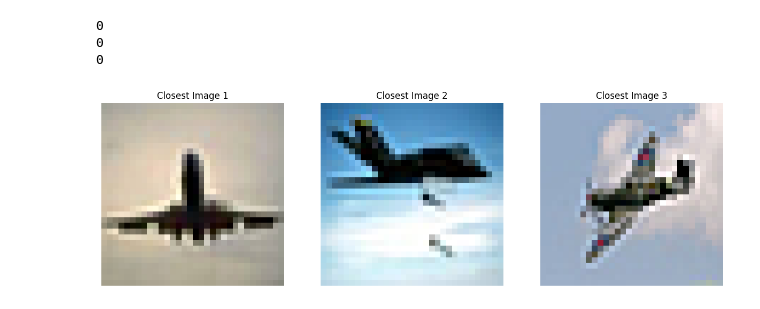
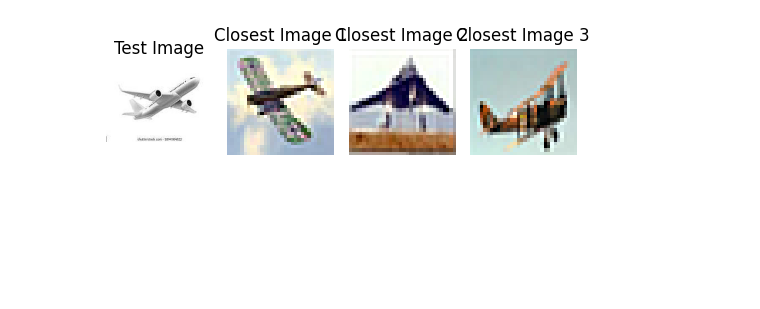
Before and after one commit to gjyotin305/CSL2050_CourseProject, a Jupyter notebook: Experiments/resnet50-imageretrieval.ipynb, the cells around one changed output. Drawn from its saved outputs; the diff is of its cells as text; code cells hidden in the pictures; blank space fills up the shorter version.

```diff
--- a/Experiments/resnet50-imageretrieval.ipynb
+++ b/Experiments/resnet50-imageretrieval.ipynb
@@ -127,3 +108,0 @@ torch.Size([10000, 10])
-# %%
-features  = features_tensor
-features_test = features_tensor_test
@@ -269,20 +109,34 @@ plt.show()
 # %%
-import cv2  # Assuming you are using OpenCV for image loading
-from PIL import Image, ImageFilter
+def retrieve(image,feature_path,k):
 
-fig, axes = plt.subplots(1, len(closest_indices), figsize=(15, 5))
+    test_label,z,features,class_images_dict,train_x = predict(feature_path,image)
+    class_indices = class_images_dict[test_label.item()]
+    class_features = [(features[idx], idx) for idx in class_indices]
+    test_features = z.cpu().detach().numpy()
+    distances = euclidean_distances(test_features, [f[0].cpu() for f in class_features])
+    sorted_indices = np.argsort(distances.flatten())[:k]
+    closest_indices = [class_features[idx][1] for idx in sorted_indices]
 
-for i, idx in enumerate(closest_indices):
-    closest_image =  Image.fromarray(train_x[idx])
-    closest_image = closest_image.filter(ImageFilter.SHARPEN)
-    print(train_y[idx])
-    axes[i].imshow(closest_image)
-    axes[i].set_title(f"Closest Image {i+1}")
-    axes[i].axis('off')  # Turn off axis
+    sharpened_test_image = image.filter(ImageFilter.SHARPEN)
 
-plt.show()
+    fig, axes = plt.subplots(1, len(closest_indices) + 1, figsize=(5, 5))
+
+    axes[0].imshow(sharpened_test_image)
+    axes[0].set_title('Test Image')
+    axes[0].axis('off')
+
+    for i, idx in enumerate(closest_indices):
+        closest_image = Image.fromarray(train_x[idx])
+        sharpened_closest_image = closest_image.filter(ImageFilter.SHARPEN)
+        axes[i+1].imshow(sharpened_closest_image)
+        axes[i+1].set_title(f"Closest Image {i+1}")
+        axes[i+1].axis('off')
+
+    plt.tight_layout()
+    plt.show()
-# %% [output]
-0
-0
-0
-[figure, removed]
+# %%
+test_image = Image.open("/kaggle/input/planes/download.jpeg")
+feature_path = "Model\Resnet50_train_features.pt"
+retrieve(test_image,feature_path,3)
+# %% [output]
+[figure, added]
```
Also changed, not shown: parts of 16 cells of this notebook, 8 other files.
